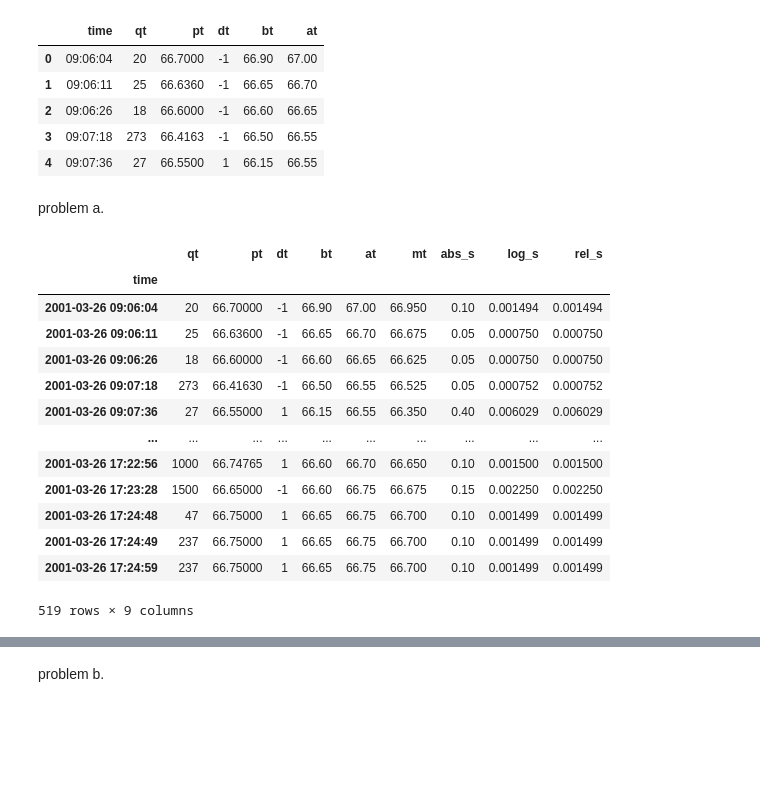
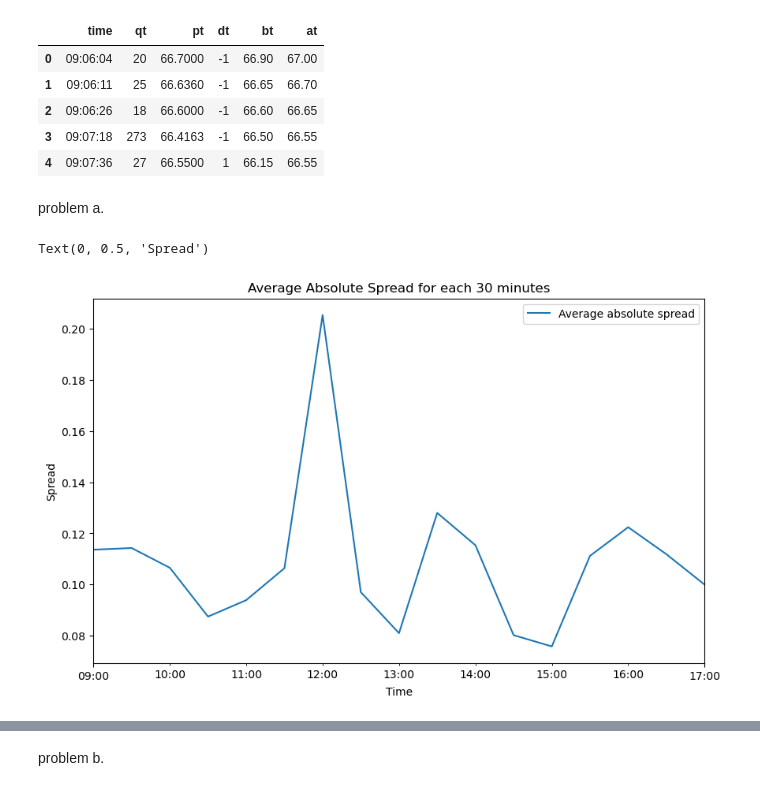
Before and after one commit to km0313/q.t-marketmicrostructure-Market-Liquidity-Theory-evidence-policy-quiz-solution, a Jupyter notebook: at 1주차과제.ipynb, the cells around one changed output, grey strips where cells are left out. Drawn from its saved outputs; the diff is of its cells as text; code cells hidden in the pictures; blank space fills up the shorter version.

```diff
--- a/at 1주차과제.ipynb
+++ b/at 1주차과제.ipynb
@@ -31,3 +46,5 @@ agf.head()
 # %%
 agf['time']='2001-03-26 '+agf['time'].astype(str)
 agf['time']=pd.to_datetime(agf['time'])
+# %% [markdown]
+problem a.
@@ -34,25 +56,12 @@ agf['time']=pd.to_datetime(agf['time'])
+# %%
+import matplotlib.pyplot as plt
+agf['time_bin'] = agf.time.dt.floor('30min')
+agf[['time_bin','abs_s']].groupby('time_bin').mean().plot(figsize=(10,6), title='Average Absolute Spread for each 30 minutes')
+plt.legend(['Average absolute spread'])
+plt.xlabel('Time')
+plt.ylabel('Spread')
+# %% [output]
+Text(0, 0.5, 'Spread')
+[figure, added]
 # %%
 agf.set_index('time',inplace=True)
-# %% [markdown]
-problem a.
-# %%
-agf['mt']=(agf['at']+agf['bt'])/2
-agf['abs_s']=agf['at']-agf['bt']
-agf['log_s']=np.log(agf['at'])-np.log(agf['bt'])
-agf['rel_s']=2*agf['abs_s']/(agf['at']+agf['bt'])
-agf
-# %% [output]
-|  | qt | pt | dt | bt | at | mt | abs_s | log_s | rel_s |
-| time |  |  |  |  |  |  |  |  |  |
-| 2001-03-26 09:06:04 | 20 | 66.70000 | -1 | 66.90 | 67.00 | 66.950 | 0.10 | 0.001494 | 0.001494 |
-| 2001-03-26 09:06:11 | 25 | 66.63600 | -1 | 66.65 | 66.70 | 66.675 | 0.05 | 0.000750 | 0.000750 |
-| 2001-03-26 09:06:26 | 18 | 66.60000 | -1 | 66.60 | 66.65 | 66.625 | 0.05 | 0.000750 | 0.000750 |
-| 2001-03-26 09:07:18 | 273 | 66.41630 | -1 | 66.50 | 66.55 | 66.525 | 0.05 | 0.000752 | 0.000752 |
-| 2001-03-26 09:07:36 | 27 | 66.55000 | 1 | 66.15 | 66.55 | 66.350 | 0.40 | 0.006029 | 0.006029 |
-| ... | ... | ... | ... | ... | ... | ... | ... | ... | ... |
-| 2001-03-26 17:22:56 | 1000 | 66.74765 | 1 | 66.60 | 66.70 | 66.650 | 0.10 | 0.001500 | 0.001500 |
-| 2001-03-26 17:23:28 | 1500 | 66.65000 | -1 | 66.60 | 66.75 | 66.675 | 0.15 | 0.002250 | 0.002250 |
-| 2001-03-26 17:24:48 | 47 | 66.75000 | 1 | 66.65 | 66.75 | 66.700 | 0.10 | 0.001499 | 0.001499 |
-| 2001-03-26 17:24:49 | 237 | 66.75000 | 1 | 66.65 | 66.75 | 66.700 | 0.10 | 0.001499 | 0.001499 |
-| 2001-03-26 17:24:59 | 237 | 66.75000 | 1 | 66.65 | 66.75 | 66.700 | 0.10 | 0.001499 | 0.001499 |
-519 rows × 9 columns
```
Also changed, not shown: parts of 10 cells of this notebook, 9 other files.
